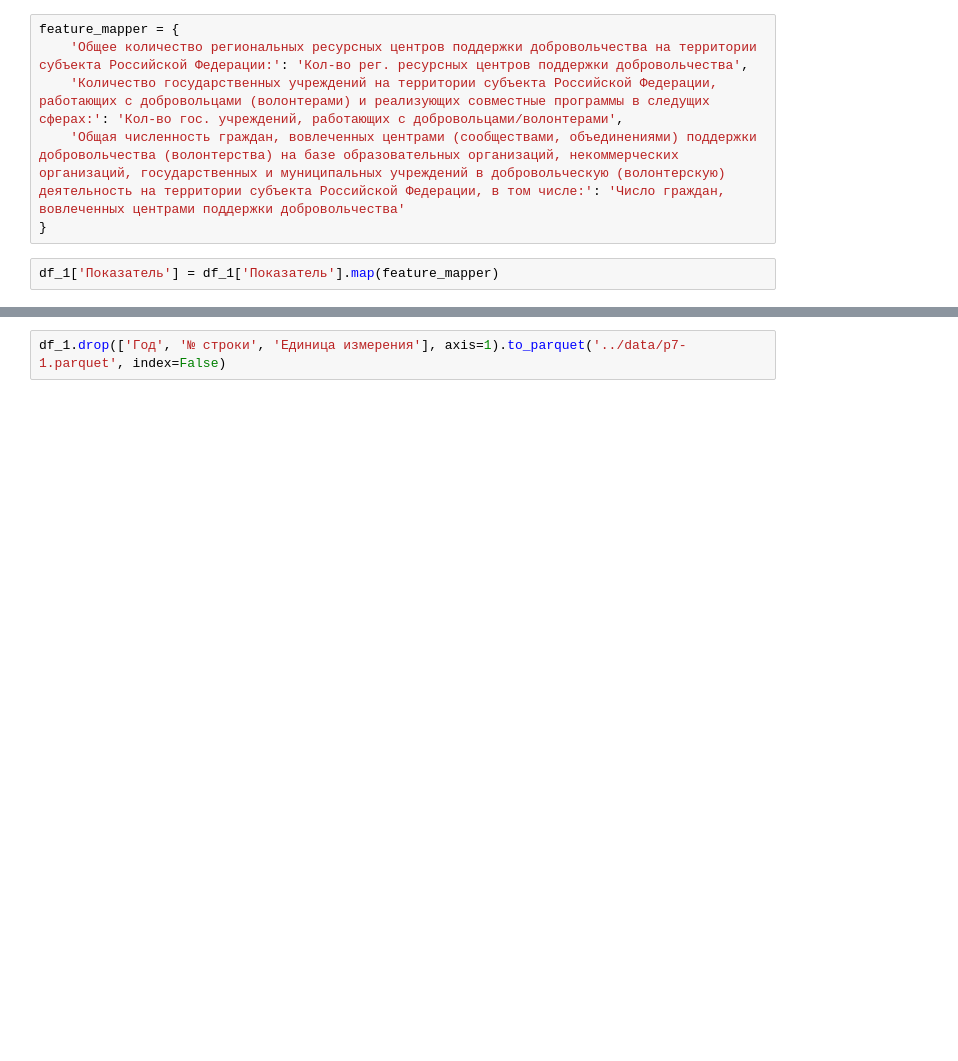
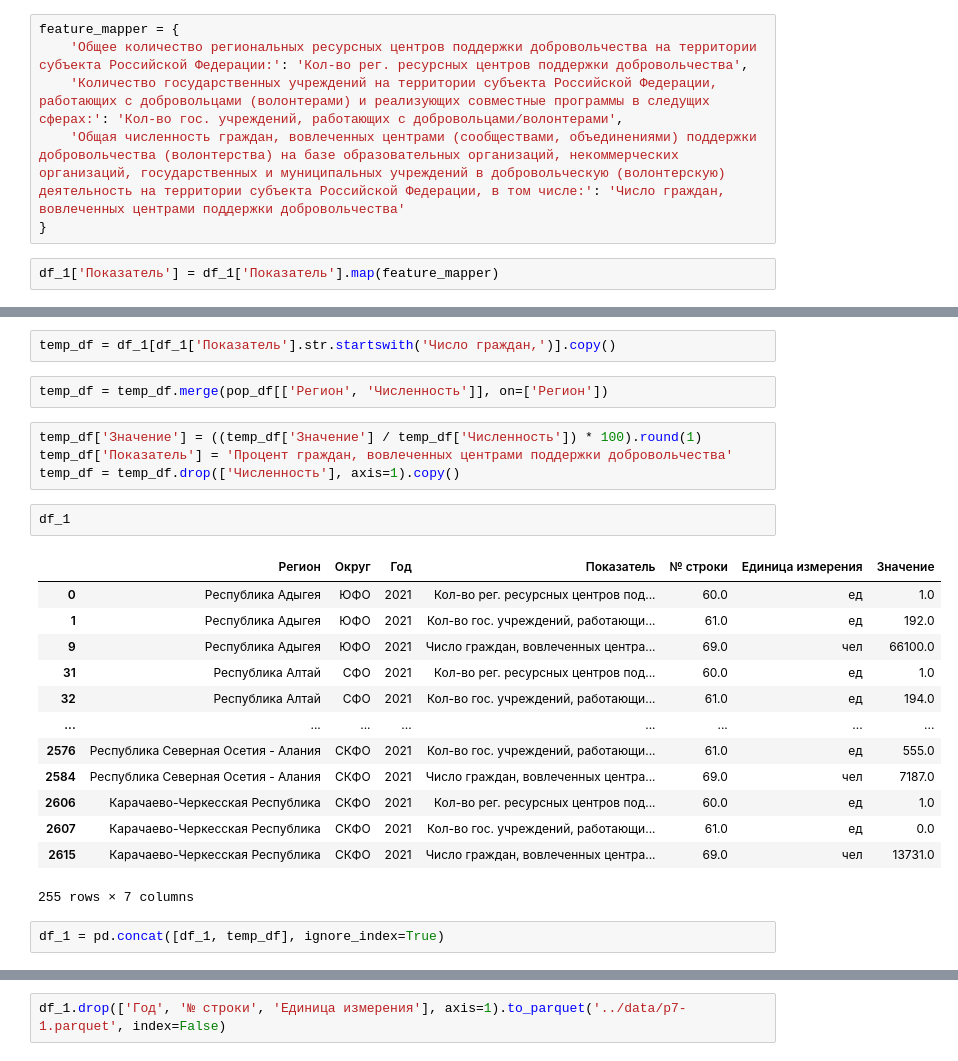
Before and after one commit to alexlakiza/adolescent-dash, a Jupyter notebook: preprocessing/transform_init_data.ipynb, the cells around one changed output, grey strips where cells are left out. Drawn from its saved outputs; the diff is of its cells as text; blank space fills up the shorter version.

```diff
--- a/preprocessing/transform_init_data.ipynb
+++ b/preprocessing/transform_init_data.ipynb
@@ -373,0 +445,26 @@ df_1['Показатель'] = df_1['Показатель'].map(feature_mapper)
+# %%
+temp_df = df_1[df_1['Показатель'].str.startswith('Число граждан,')].copy()
+# %%
+temp_df = temp_df.merge(pop_df[['Регион', 'Численность']], on=['Регион'])
+# %%
+temp_df['Значение'] = ((temp_df['Значение'] / temp_df['Численность']) * 100).round(1)
+temp_df['Показатель'] = 'Процент граждан, вовлеченных центрами поддержки добровольчества'
+temp_df = temp_df.drop(['Численность'], axis=1).copy()
+# %%
+df_1
+# %% [output]
+|  | Регион | Округ | Год | Показатель | № строки | Единица измерения | Значение |
+| 0 | Республика Адыгея | ЮФО | 2021 | Кол-во рег. ресурсных центров под... | 60.0 | ед | 1.0 |
+| 1 | Республика Адыгея | ЮФО | 2021 | Кол-во гос. учреждений, работающи... | 61.0 | ед | 192.0 |
+| 9 | Республика Адыгея | ЮФО | 2021 | Число граждан, вовлеченных центра... | 69.0 | чел | 66100.0 |
+| 31 | Республика Алтай | СФО | 2021 | Кол-во рег. ресурсных центров под... | 60.0 | ед | 1.0 |
+| 32 | Республика Алтай | СФО | 2021 | Кол-во гос. учреждений, работающи... | 61.0 | ед | 194.0 |
+| ... | ... | ... | ... | ... | ... | ... | ... |
+| 2576 | Республика Северная Осетия - Алания | СКФО | 2021 | Кол-во гос. учреждений, работающи... | 61.0 | ед | 555.0 |
+| 2584 | Республика Северная Осетия - Алания | СКФО | 2021 | Число граждан, вовлеченных центра... | 69.0 | чел | 7187.0 |
+| 2606 | Карачаево-Черкесская Республика | СКФО | 2021 | Кол-во рег. ресурсных центров под... | 60.0 | ед | 1.0 |
+| 2607 | Карачаево-Черкесская Республика | СКФО | 2021 | Кол-во гос. учреждений, работающи... | 61.0 | ед | 0.0 |
+| 2615 | Карачаево-Черкесская Республика | СКФО | 2021 | Число граждан, вовлеченных центра... | 69.0 | чел | 13731.0 |
+255 rows × 7 columns
+# %%
+df_1 = pd.concat([df_1, temp_df], ignore_index=True)
```
Also changed, not shown: parts of 25 cells of this notebook, 2 other files.
